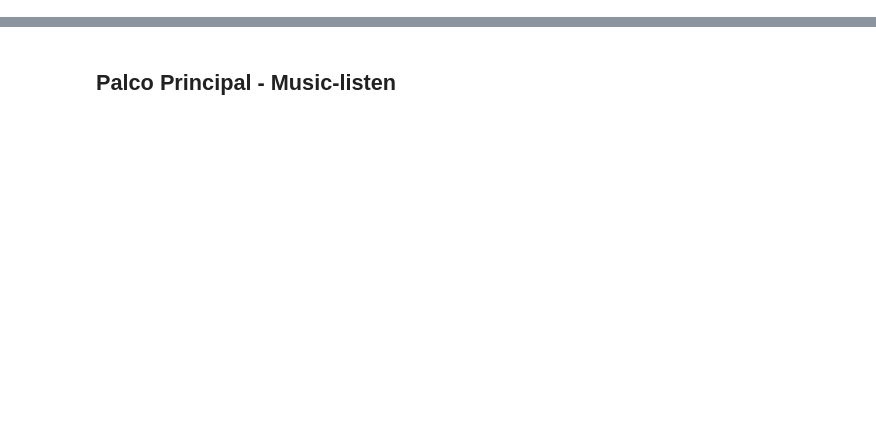
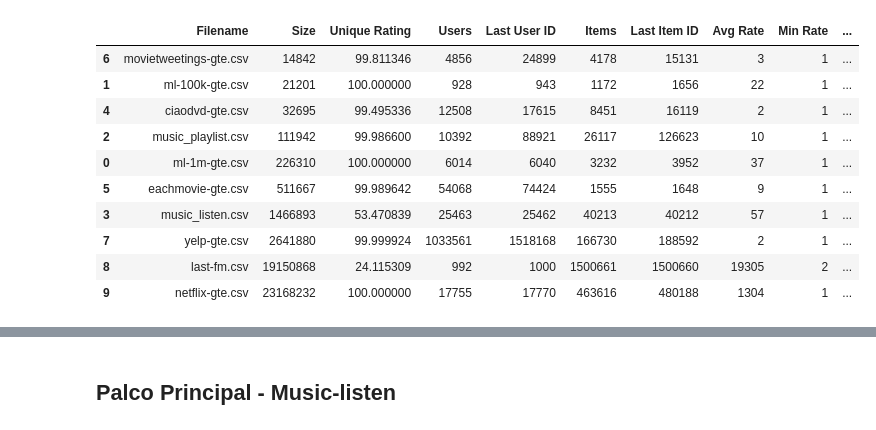
Before and after one commit to eduferreiraj/flurs, a Jupyter notebook: tools/dataset_converter.ipynb, the cells around one changed output, grey strips where cells are left out. Cells and saved outputs as stored; diff of their text form; code cells hidden in the pictures; blank space fills up the shorter version.

```diff
--- a/tools/dataset_converter.ipynb
+++ b/tools/dataset_converter.ipynb
@@ -0,0 +3,84 @@
+# %%
+import pandas as pd
+
+def extract(paths):
+    information_table = "Filename\t\tUsers\tItems\tRatings\tSparsity\n"
+    filenames = []
+    n_instances = []
+    unique_ratings = []
+    n_users = []
+    l_users = []
+    n_items = []
+    l_items = []
+    sparsities = []
+    min_ratings = []
+    max_ratings = []
+    avg_ratings = []
+    time_periods = []
+
+
+    for path in paths:
+        users = []
+        items = []
+        ratings = []
+        timestamps = []
+
+        print('Reading file {}'.format(path))
+        with open(path, 'r') as f:
+            for index, line in enumerate(f):
+                line = line.replace("\n", "")
+                if line == "":
+                    continue
+                user, item, rating, timestamp = line.split(",")
+                users.append(int(user))
+                items.append(int(item))
+                ratings.append(int(rating))
+                timestamps.append(int(timestamp))
+        df = pd.DataFrame({"User": users, "Item": items, "Rating": ratings, "Timestamp": timestamps})
+
+        filename = path.split("\\")[-1]
+        filenames.append(filename)
+
+        n_instances.append(df.shape[0])
+
+        users = df.groupby("User").count().index.values
+        users.sort()
+        n_user = users.shape[0]
+
+        l_users.append(users[-1])
+        n_users.append(n_user)
+
+        items = df.groupby("Item").count().index.values
+        items.sort()
+        n_item = items.shape[0]
+
+        l_items.append(items[-1])
+        n_items.append(n_item)
+
+        min_ratings.append(df.groupby("User").count()["Item"].min())
+        max_ratings.append(df.groupby("User").count()["Item"].max())
+        avg_ratings.append(int(df.groupby("User").count()["Item"].mean()))
+
+
+        unique_rating = df.groupby(["User", "Item"]).count().shape[0]
+        print("UR: {} EXP: {} User: {} Item: {} CR: {:.2f}%".format(unique_rating, n_user*n_item, n_user, n_item, (1 - unique_rating/(n_user*n_item))*100))
+        sparsity = (1 - unique_rating/(n_user*n_item)) * 100
+        sparsities.append(sparsity)
+        unique_ratings.append(unique_rating/df.shape[0]*100)
+    return pd.DataFrame({"Filename":filenames, "Size": n_instances, "Unique Rating": unique_ratings, "Users":n_users, "Last User ID": l_users, "Items":n_items, "Last Item ID": l_items, "Avg Rate":avg_ratings, "Min Rate":min_ratings, "Max Rate":max_ratings, "Sparsity":sparsities}).sort_values(by=["Size"])
+
+paths = [
+    "D:\\recsys\\datasets\\MovieLens\\ml-1m-gte.csv",
+    "D:\\recsys\\datasets\\MovieLens\\ml-100k-gte.csv",
+    "D:\\recsys\\datasets\\palco\\music_playlist.csv",
+    "D:\\recsys\\datasets\\palco\\music_listen.csv",
+    "D:\\recsys\\datasets\\CiaoDVD\\ciaodvd-gte.csv",
+    "D:\\recsys\\datasets\\EachMovie\\eachmovie-gte.csv",
+    "D:\\recsys\\datasets\\MovieTweetings\\movietweetings-gte.csv",
+    "D:\\recsys\\datasets\\YELP\\yelp_dataset\\yelp-gte.csv",
+    "D:\\recsys\\datasets\\LastFM\\lastfm-dataset-360K\\lastfm-dataset-1K\\last-fm.csv",
+    "D:\\recsys\\datasets\\Netflix\\netflix-gte.csv"
+]
+
+extract(paths)
+# %% [output]
@@ -0,0 +107,11 @@
+|  | Filename | Size | Unique Rating | Users | Last User ID | Items | Last Item ID | Avg Rate | Min Rate | ... |
+| 6 | movietweetings-gte.csv | 14842 | 99.811346 | 4856 | 24899 | 4178 | 15131 | 3 | 1 | ... |
+| 1 | ml-100k-gte.csv | 21201 | 100.000000 | 928 | 943 | 1172 | 1656 | 22 | 1 | ... |
+| 4 | ciaodvd-gte.csv | 32695 | 99.495336 | 12508 | 17615 | 8451 | 16119 | 2 | 1 | ... |
+| 2 | music_playlist.csv | 111942 | 99.986600 | 10392 | 88921 | 26117 | 126623 | 10 | 1 | ... |
+| 0 | ml-1m-gte.csv | 226310 | 100.000000 | 6014 | 6040 | 3232 | 3952 | 37 | 1 | ... |
+| 5 | eachmovie-gte.csv | 511667 | 99.989642 | 54068 | 74424 | 1555 | 1648 | 9 | 1 | ... |
+| 3 | music_listen.csv | 1466893 | 53.470839 | 25463 | 25462 | 40213 | 40212 | 57 | 1 | ... |
+| 7 | yelp-gte.csv | 2641880 | 99.999924 | 1033561 | 1518168 | 166730 | 188592 | 2 | 1 | ... |
+| 8 | last-fm.csv | 19150868 | 24.115309 | 992 | 1000 | 1500661 | 1500660 | 19305 | 2 | ... |
+| 9 | netflix-gte.csv | 23168232 | 100.000000 | 17755 | 17770 | 463616 | 480188 | 1304 | 1 | ... |
```
Also changed, not shown: parts of 33 cells of this notebook, 37 other files.
